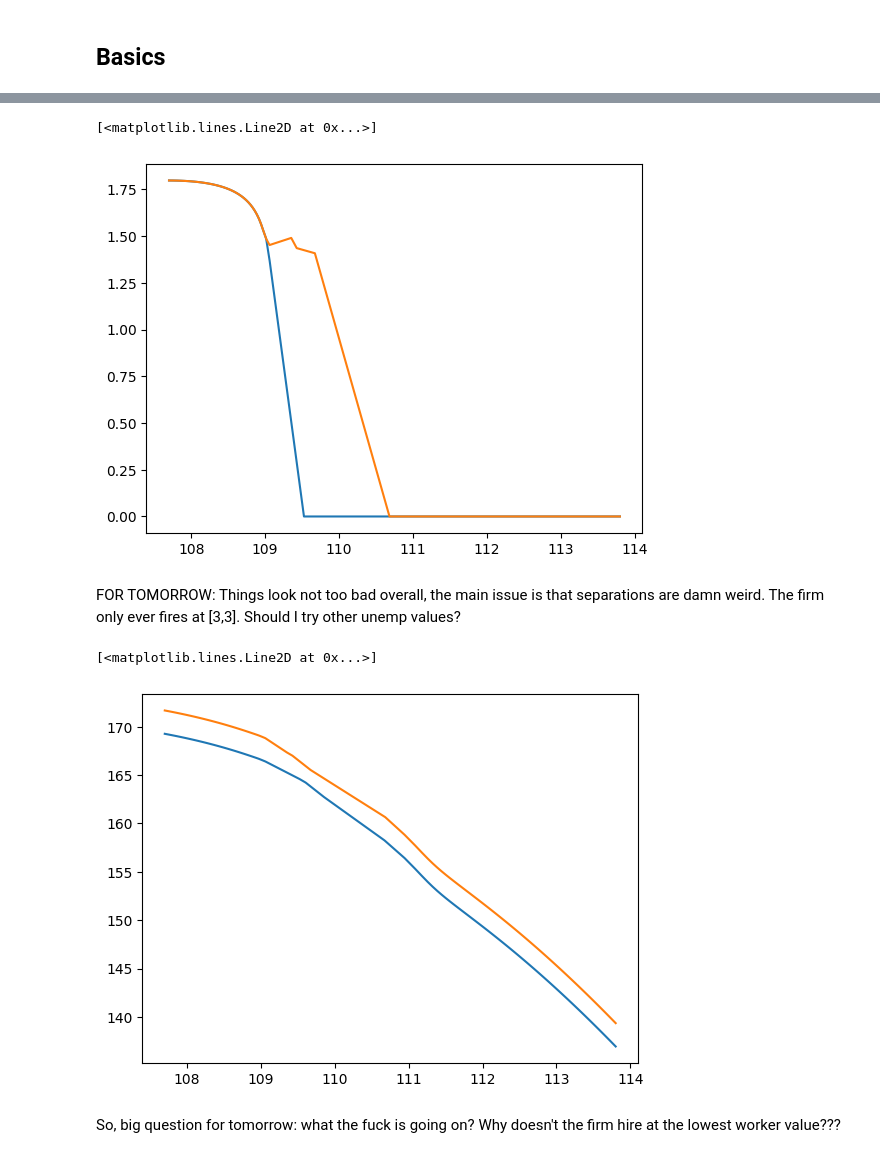
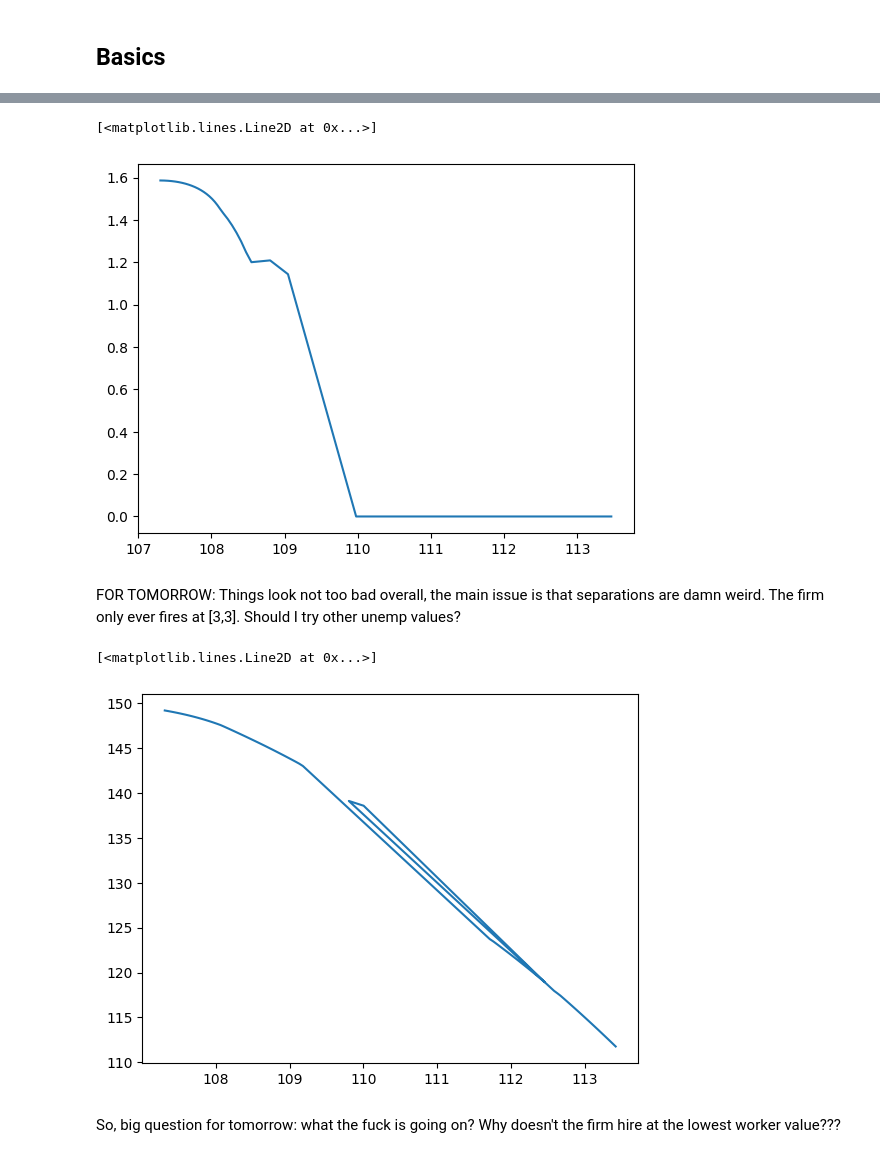
Before and after one commit to zalandru/Dynamic-Contracting-Multi-worker-Firm, a Jupyter notebook: Multiworker_wage_2steps/Initiating MWF.ipynb, the cells around one changed output, grey strips where cells are left out. Cells and saved outputs as stored; diff of their text form; code cells hidden in the pictures.

```diff
--- a/Multiworker_wage_2steps/Initiating MWF.ipynb
+++ b/Multiworker_wage_2steps/Initiating MWF.ipynb
@@ -116,33 +116,33 @@ SystemError: CPUDispatcher(<function n0 at 0x...>) returned a result with an exc
 # %%
 prod = p.z_0-0
 j=0
 s=1
 #plt.plot(mwc_W[p.z_0-1,0,1,:,1],mwc_J[p.z_0-1,0,1,:])
 #plt.plot(mwc.w_grid,mwc_n0[p.z_0,0,0,:])
 #plt.plot(mwc.w_grid,mwc_W[p.z_0,0,1,:,1])
 #plt.plot(mwc_W[p.z_0,0,1,:,1],mwc_n0[p.z_0,0,1,:])
 #plt.plot(mwc_W[p.z_0-1,1,1,:,1],mwc_n0[p.z_0-1,1,1,:])
 #plt.plot(mwc_Rho_W[p.z_0,0,0,:,5,1],mwc_Rho_n0[p.z_0,0,0,:,5])
-plt.plot(mwc_Rho_W[prod,j,s,:,0,1],mwc_Rho_n0[prod,j,s,:,0])
+#plt.plot(mwc_Rho_W[prod,j,s,:,0,1],mwc_Rho_n0[prod,j,s,:,0])
 plt.plot(mwc_Rho_s_W[prod,j,s,:,0,1],mwc_Rho_s_n0[prod,j,s,:,0])
 
 
 #Something is very wrong here, for some reason, when the seniors are the "cheapest" (lowest w_grid), the firm doesn't hire???
 #Also the top part is still...kinda weird
 #Also no hiring at 1 junior, but hiring at 1 senior???
 # %% [output]
 [<matplotlib.lines.Line2D at 0x...>]
-[figure, old version]
+[figure, new version]
 # %% [markdown]
 FOR TOMORROW: Things look not too bad overall, the main issue is that separations are damn weird. The firm only ever fires at [3,3]. Should I try other unemp values?
 # %%
 prod = p.z_0-0
-j=0
+j=2
 s=1
 #plt.plot(mwc_W[p.z_0,j,s,:,1],mwc_J[p.z_0,j,s,:])
 #plt.plot(mwc_hmq_W[p.z_0,j,s,:,0,1],mwc_hmq_J[p.z_0,j,s,:,0]-mwc_hmq_J[p.z_0,j-1,s,:,0])
 #plt.plot(mwc_Rho_W[p.z_0,j,s,:,0,1],mwc_Rho_J[p.z_0,j,s,:,0]-mwc_Rho_J[p.z_0,j-1,s,:,0])
-plt.plot(mwc_Rho_W[prod,j,s,:,0,1],mwc_Rho_J[prod,j,s,:,0])
+#plt.plot(mwc_Rho_W[prod,j,s,:,0,1],mwc_Rho_J[prod,j,s,:,0])
 plt.plot(mwc_Rho_s_W[prod,j,s,:,0,1],mwc_Rho_s_J[prod,j,s,:,0])
 
 #plt.plot(mwc_Rho.w_grid,mwc_Rho_J[prod,j,s,:,0])
@@ -150,7 +150,7 @@ plt.plot(mwc_Rho_s_W[prod,j,s,:,0,1],mwc_Rho_s_J[prod,j,s,:,0])
 #plt.plot(mwc_Rho_W[p.z_0,j,s,:,0,1],mwc_Rho_n1[p.z_0,j,s,:,0])
 # %% [output]
 [<matplotlib.lines.Line2D at 0x...>]
-[figure, old version]
+[figure, new version]
 # %%
 from Multiworker_Contract_all import MultiworkerContract
 K=2 #number of tenure levels
```
Also changed, not shown: parts of 4 cells of this notebook, 4 other files.
